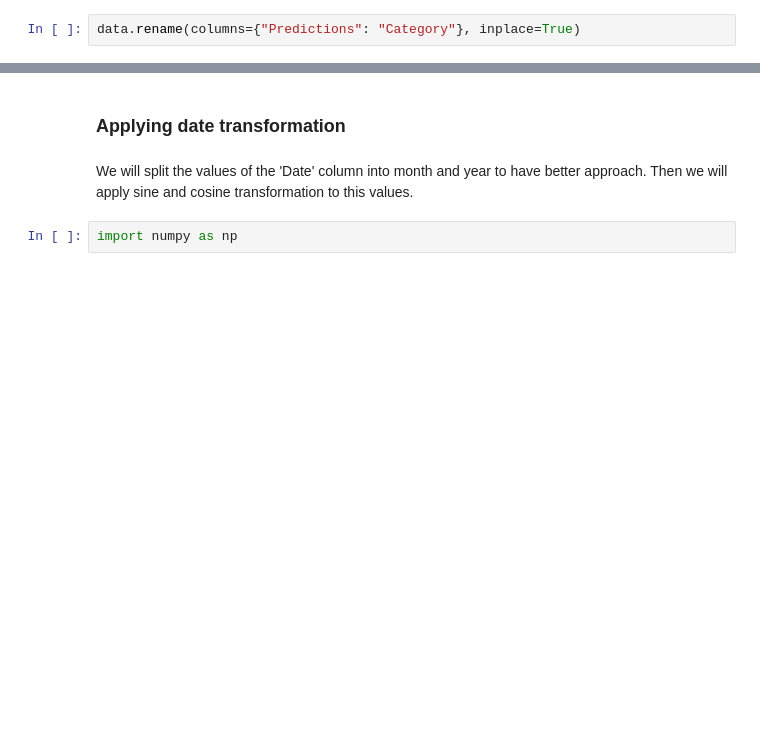
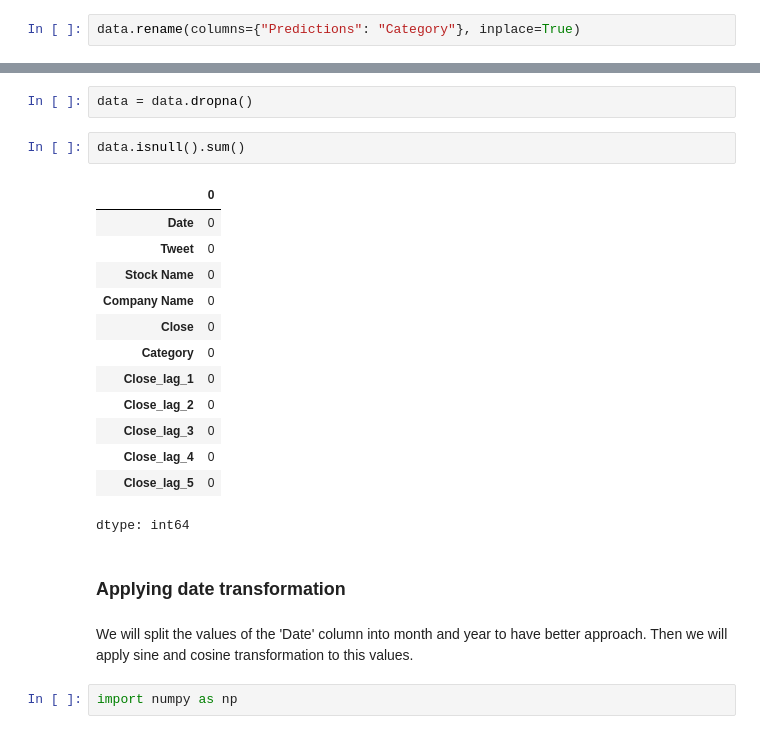
Before and after one commit to sejfovskienes/MASA_internship, a Jupyter notebook: 4.xgb_model/predicting_close.ipynb, the cells around one changed output, grey strips where cells are left out. Cells and saved outputs as stored; diff of their text form; blank space fills up the shorter version.

```diff
--- a/4.xgb_model/predicting_close.ipynb
+++ b/4.xgb_model/predicting_close.ipynb
@@ -25,3 +45,21 @@ data.rename(columns={"Predictions": "Category"}, inplace=True)
+# %%
+data = data.dropna()
+# %%
+data.isnull().sum()
+# %% [output]
+|  | 0 |
+| Date | 0 |
+| Tweet | 0 |
+| Stock Name | 0 |
+| Company Name | 0 |
+| Close | 0 |
+| Category | 0 |
+| Close_lag_1 | 0 |
+| Close_lag_2 | 0 |
+| Close_lag_3 | 0 |
+| Close_lag_4 | 0 |
+| Close_lag_5 | 0 |
+dtype: int64
 # %% [markdown]
 ### Applying date transformation
 # %% [markdown]
```
Also changed, not shown: parts of 4 cells of this notebook.
